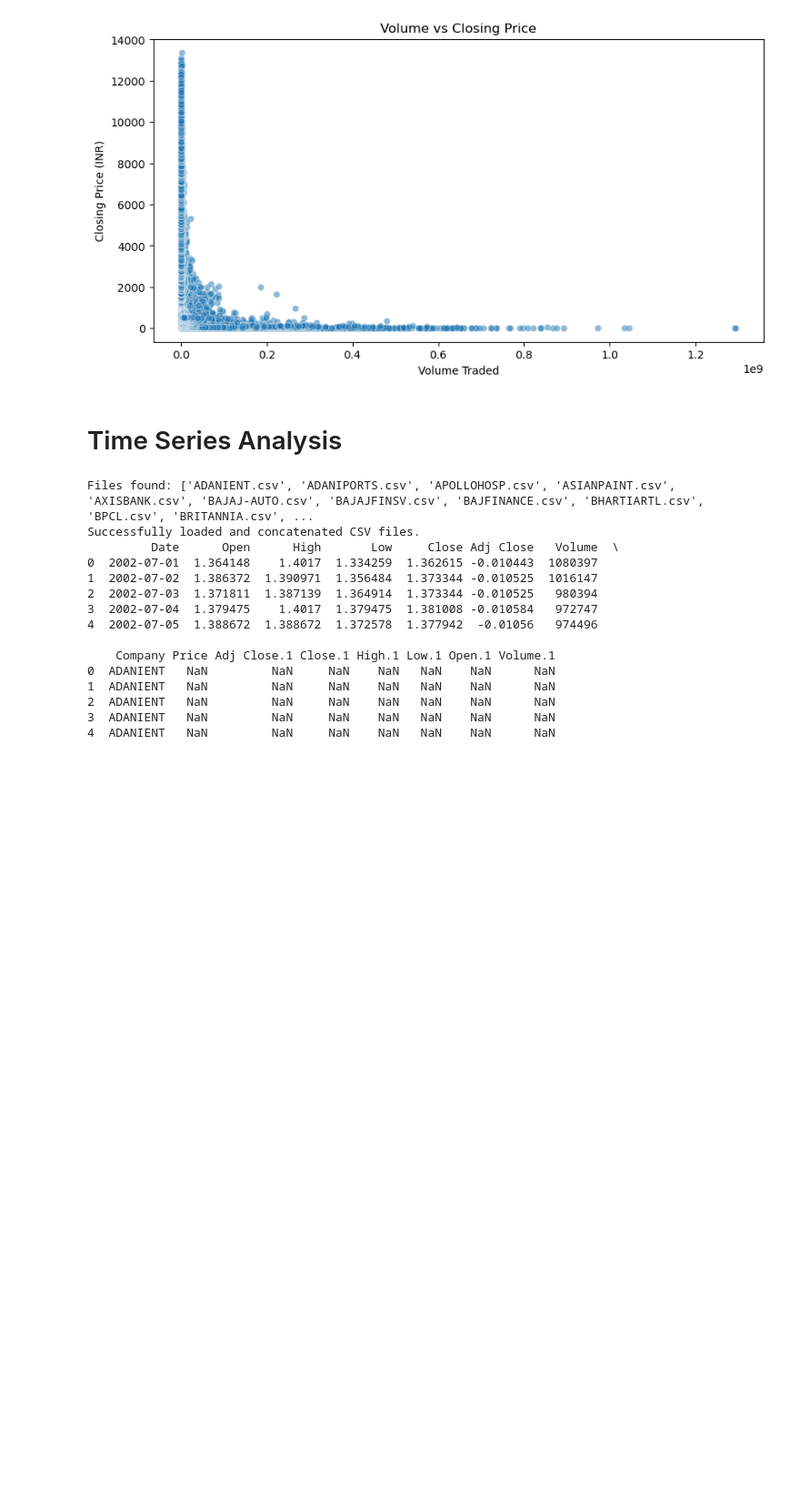
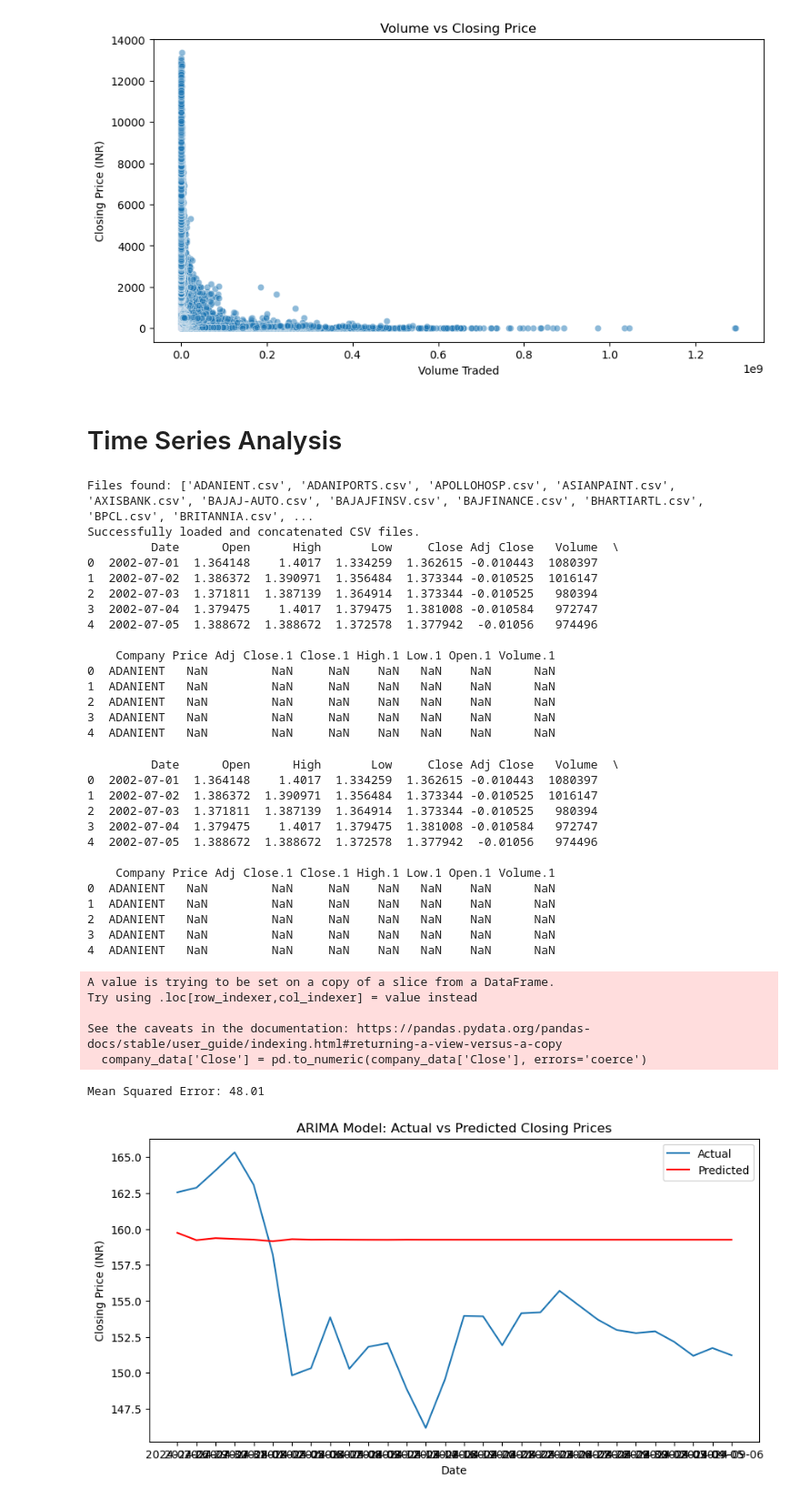
Before and after one commit to rn-harsh04/Indian_Stock_Market_Analysis, a Jupyter notebook: notebooks/stock_analysis.ipynb, the cells around one changed output. Shown at 91% size. Drawn from its saved outputs; the diff is of its cells as text; code cells hidden in the pictures; blank space fills up the shorter version.

```diff
--- a/notebooks/stock_analysis.ipynb
+++ b/notebooks/stock_analysis.ipynb
@@ -205,3 +205,76 @@ Successfully loaded and concatenated CSV files.
 2  ADANIENT   NaN         NaN     NaN    NaN   NaN    NaN      NaN
 3  ADANIENT   NaN         NaN     NaN    NaN   NaN    NaN      NaN
 4  ADANIENT   NaN         NaN     NaN    NaN   NaN    NaN      NaN
+# %%
+import pandas as pd
+from statsmodels.tsa.arima.model import ARIMA
+from sklearn.metrics import mean_squared_error
+import numpy as np
+import matplotlib.pyplot as plt
+
+# Assuming stock_data is the DataFrame with all the stock data
+# Ensure that stock_data contains the 'Company' column and 'Date' is properly formatted
+
+# Check if the stock_data DataFrame is available and structured correctly
+print(stock_data.head())  # This should show the first few rows of the DataFrame, including 'Company' and 'Close'
+
+# Select a specific company's stock data for analysis (e.g., 'TATASTEEL')
+company_data = stock_data[stock_data['Company'] == 'TATASTEEL']
+
+# Ensure the 'Close' column is numeric
+company_data['Close'] = pd.to_numeric(company_data['Close'], errors='coerce')
+
+# Drop rows with NaN values in 'Close' column
+company_data = company_data.dropna(subset=['Close'])
+
+# Sort the dataset by date to ensure proper time series order
+company_data = company_data.sort_values('Date')
+
+# Ensure 'Date' is set as the index
+company_data.set_index('Date', inplace=True)
+
+# Split the data into training and test sets (last 30 days as test)
+train_data = company_data['Close'][:-30]
+test_data = company_data['Close'][-30:]
+
+# Build and fit the ARIMA model
+model = ARIMA(train_data, order=(5, 1, 0))  # Adjust ARIMA order parameters as needed
+model_fit = model.fit()
+
+# Make predictions on the test data
+predictions = model_fit.forecast(steps=30)
+
+# Evaluate the model using mean squared error (MSE)
+mse = mean_squared_error(test_data, predictions)
+print(f'Mean Squared Error: {mse:.2f}')
+
+# Plot the actual vs predicted closing prices
+plt.figure(figsize=(10, 5))
+plt.plot(test_data.index, test_data, label='Actual')
+plt.plot(test_data.index, predictions, color='red', label='Predicted')
+plt.title('ARIMA Model: Actual vs Predicted Closing Prices')
+plt.xlabel('Date')
+plt.ylabel('Closing Price (INR)')
+plt.legend()
+plt.show()
+# %% [output]
+         Date      Open      High       Low     Close Adj Close   Volume  \
+0  2002-07-01  1.364148    1.4017  1.334259  1.362615 -0.010443  1080397
+1  2002-07-02  1.386372  1.390971  1.356484  1.373344 -0.010525  1016147
+2  2002-07-03  1.371811  1.387139  1.364914  1.373344 -0.010525   980394
+3  2002-07-04  1.379475    1.4017  1.379475  1.381008 -0.010584   972747
+4  2002-07-05  1.388672  1.388672  1.372578  1.377942  -0.01056   974496
+
+    Company Price Adj Close.1 Close.1 High.1 Low.1 Open.1 Volume.1
+0  ADANIENT   NaN         NaN     NaN    NaN   NaN    NaN      NaN
+1  ADANIENT   NaN         NaN     NaN    NaN   NaN    NaN      NaN
+2  ADANIENT   NaN         NaN     NaN    NaN   NaN    NaN      NaN
+3  ADANIENT   NaN         NaN     NaN    NaN   NaN    NaN      NaN
+4  ADANIENT   NaN         NaN     NaN    NaN   NaN    NaN      NaN
+A value is trying to be set on a copy of a slice from a DataFrame.
+Try using .loc[row_indexer,col_indexer] = value instead
+
+See the caveats in the documentation: https://pandas.pydata.org/pandas-docs/stable/user_guide/indexing.html#returning-a-view-versus-a-copy
+  company_data['Close'] = pd.to_numeric(company_data['Close'], errors='coerce')
+Mean Squared Error: 48.01
+[figure, added]
```
Also changed, not shown: parts of 2 cells of this notebook.
